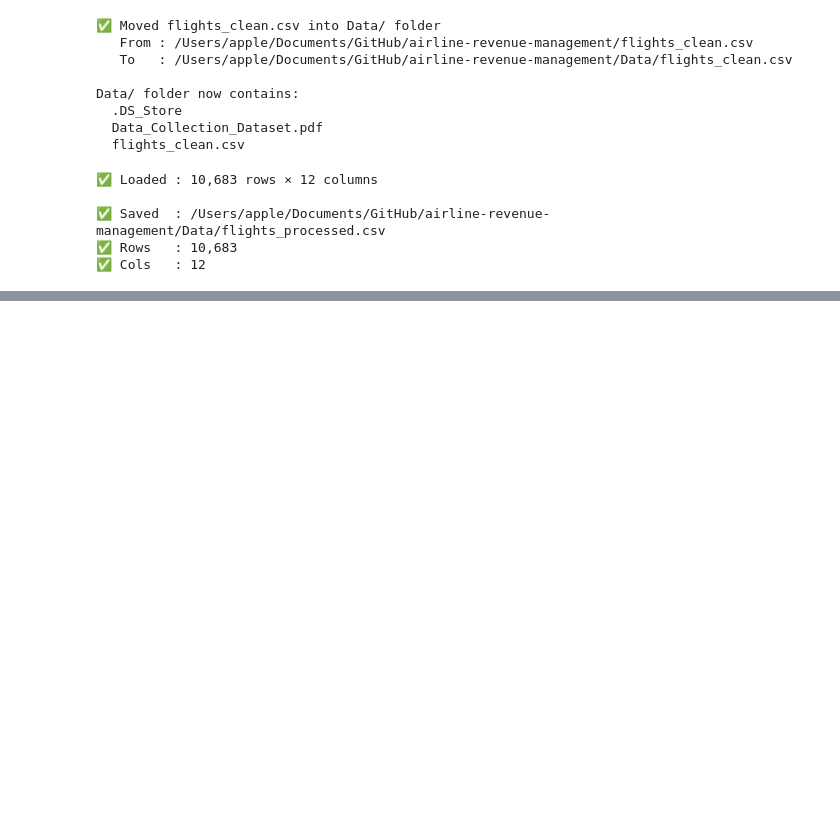
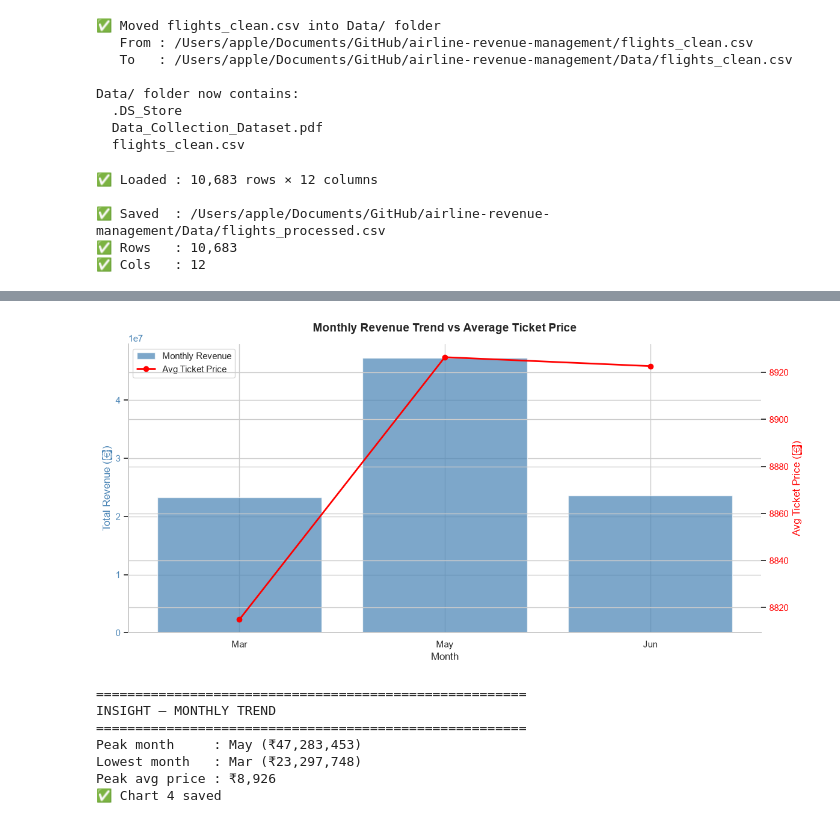
Before and after one commit to riteshnandal/airline-revenue-management, a Jupyter notebook: Python/main.py/01_data_cleaning.ipynb, the cells around one changed output, grey strips where cells are left out. Saved outputs shown, nothing was run; the diff lists cells and outputs as text; code cells hidden in the pictures; blank space fills up the shorter version.

```diff
--- a/Python/main.py/01_data_cleaning.ipynb
+++ b/Python/main.py/01_data_cleaning.ipynb
@@ -558,0 +939,66 @@ print(f"✅ Cols   : {df.shape[1]}")
+# %%
+# ── Chart 4 : Monthly revenue trend ──────────────────────
+monthly = df.groupby(['journey_month', 'month_name']).agg(
+    Revenue      = ('Revenue', 'sum'),
+    Avg_Price    = ('Price',   'mean'),
+    Flight_Count = ('Price',   'count')
+).reset_index().sort_values('journey_month')
+
+fig, ax1 = plt.subplots(figsize=(12, 6))
+ax2 = ax1.twinx()
+
+# Bars — monthly revenue
+bars = ax1.bar(
+    monthly['month_name'],
+    monthly['Revenue'],
+    color='steelblue', alpha=0.7,
+    label='Monthly Revenue'
+)
+
+# Line — avg price
+ax2.plot(
+    monthly['month_name'],
+    monthly['Avg_Price'],
+    color='red', marker='o',
+    linewidth=2, markersize=6,
+    label='Avg Ticket Price'
+)
+
+ax1.set_title('Monthly Revenue Trend vs Average Ticket Price')
+ax1.set_xlabel('Month')
+ax1.set_ylabel('Total Revenue (₹)', color='steelblue')
+ax2.set_ylabel('Avg Ticket Price (₹)', color='red')
+ax1.tick_params(axis='y', labelcolor='steelblue')
+ax2.tick_params(axis='y', labelcolor='red')
+
+# Combined legend
+lines1, labels1 = ax1.get_legend_handles_labels()
+lines2, labels2 = ax2.get_legend_handles_labels()
+ax1.legend(lines1 + lines2, labels1 + labels2,
+           loc='upper left')
+
+plt.tight_layout()
+plt.savefig(os.path.join(SCREENSHOTS,
+            '04_monthly_revenue_trend.png'), dpi=150)
+plt.show()
+
+print("=" * 55)
+print("INSIGHT — MONTHLY TREND")
+print("=" * 55)
+peak = monthly.loc[monthly['Revenue'].idxmax()]
+low  = monthly.loc[monthly['Revenue'].idxmin()]
+print(f"Peak month     : {peak['month_name']} "
+      f"(₹{peak['Revenue']:,.0f})")
+print(f"Lowest month   : {low['month_name']} "
+      f"(₹{low['Revenue']:,.0f})")
+print(f"Peak avg price : ₹{peak['Avg_Price']:,.0f}")
+print("✅ Chart 4 saved")
+# %% [output]
+[figure, added]
+=======================================================
+INSIGHT — MONTHLY TREND
+=======================================================
+Peak month     : May (₹47,283,453)
+Lowest month   : Mar (₹23,297,748)
+Peak avg price : ₹8,926
+✅ Chart 4 saved
```
Also changed, not shown: parts of 10 cells of this notebook, 11 other files.
